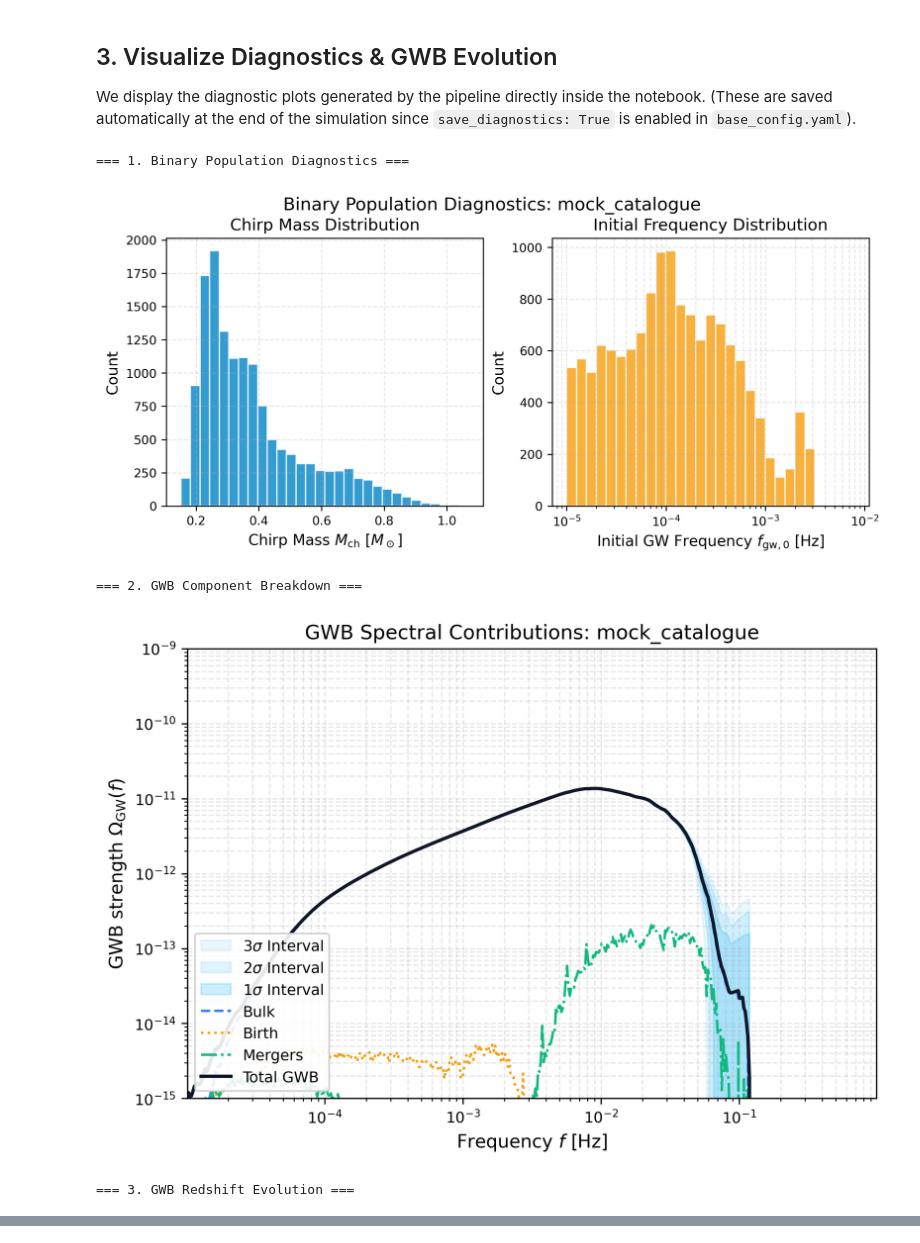
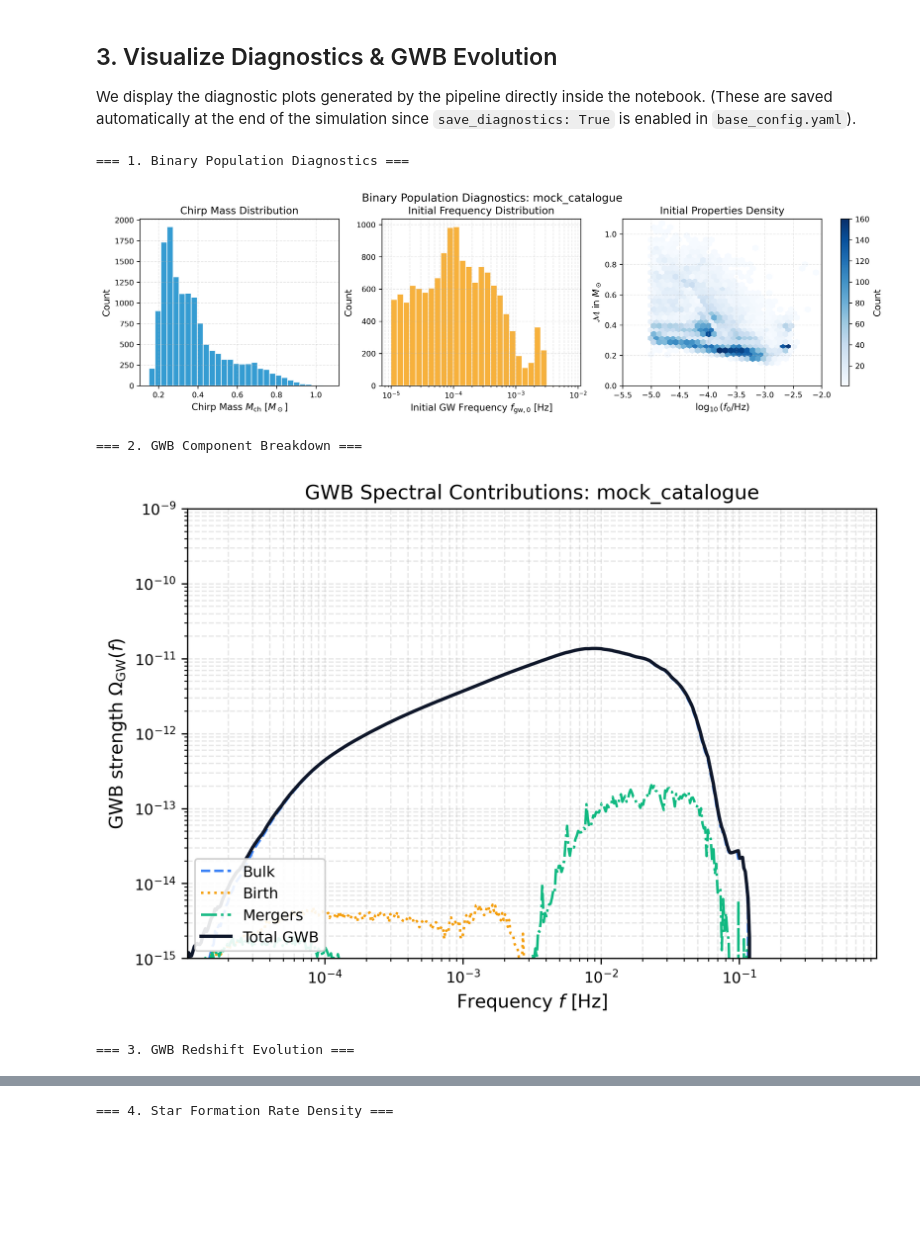
Before and after one commit to coen-rondeel/LISA_Astrophysical_Backgrounds, a Jupyter notebook: LAB.ipynb, the cells around one changed output, grey strips where cells are left out. Saved outputs shown, nothing was run; the diff lists cells and outputs as text; code cells hidden in the pictures; blank space fills up the shorter version.

Commit message:
Implement JAX-compatible Chruslinska SFH and update diagnostic plots

```diff
--- a/LAB.ipynb
+++ b/LAB.ipynb
@@ -59,28 +63,36 @@ Max GWB strength: 1.37e-11 at 9.02e-03 Hz
 
 We display the diagnostic plots generated by the pipeline directly inside the notebook. (These are saved automatically at the end of the simulation since `save_diagnostics: True` is enabled in `base_config.yaml`).
 # %%
+import os
 from IPython.display import Image, display
 
+# 1. Define paths and names
 results_dir = os.path.join(repo_dir, "results")
 pop_name = gwb.config["population"]["population_name"]
 sfh_name = gwb.config["SFH"]["SFH_name"]
 
 pop_plot_path = os.path.join(results_dir, f"diagnostic_population_{pop_name}.png")
 spec_plot_path = os.path.join(results_dir, f"diagnostic_GWB_spectrum_{pop_name}_with_{sfh_name}.png")
 redshift_plot_path = os.path.join(results_dir, f"diagnostic_GWB_redshift_{pop_name}.png")
+sfrd_plot_path = os.path.join(results_dir, f"diagnostic_SFRD_{sfh_name}.png")
 
+# 2. Display the diagnostic images sequentially
 print("=== 1. Binary Population Diagnostics ===")
 display(Image(filename=pop_plot_path))
 
 print("\n=== 2. GWB Component Breakdown ===")
 display(Image(filename=spec_plot_path))
 
 print("\n=== 3. GWB Redshift Evolution ===")
 display(Image(filename=redshift_plot_path))
+
+print("\n=== 4. Star Formation Rate Density ===")
+display(Image(filename=sfrd_plot_path))
 # %% [output]
 === 1. Binary Population Diagnostics ===
-[figure, old version]
+[figure, new version]
 === 2. GWB Component Breakdown ===
-[figure, old version]
+[figure, new version]
 === 3. GWB Redshift Evolution ===
 [figure]
+=== 4. Star Formation Rate Density ===
```
Also changed, not shown: parts of 4 cells of this notebook, 11 other files.
